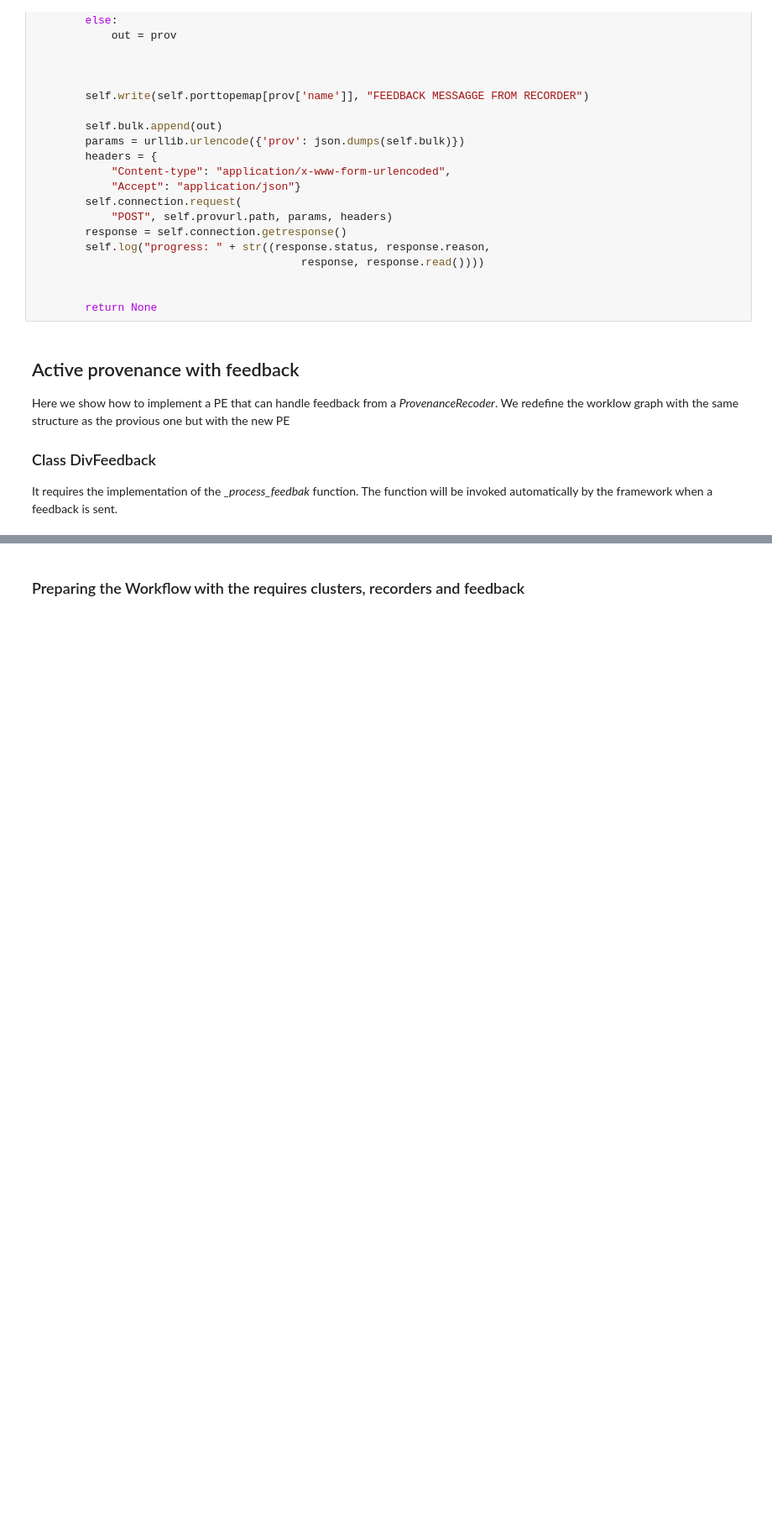
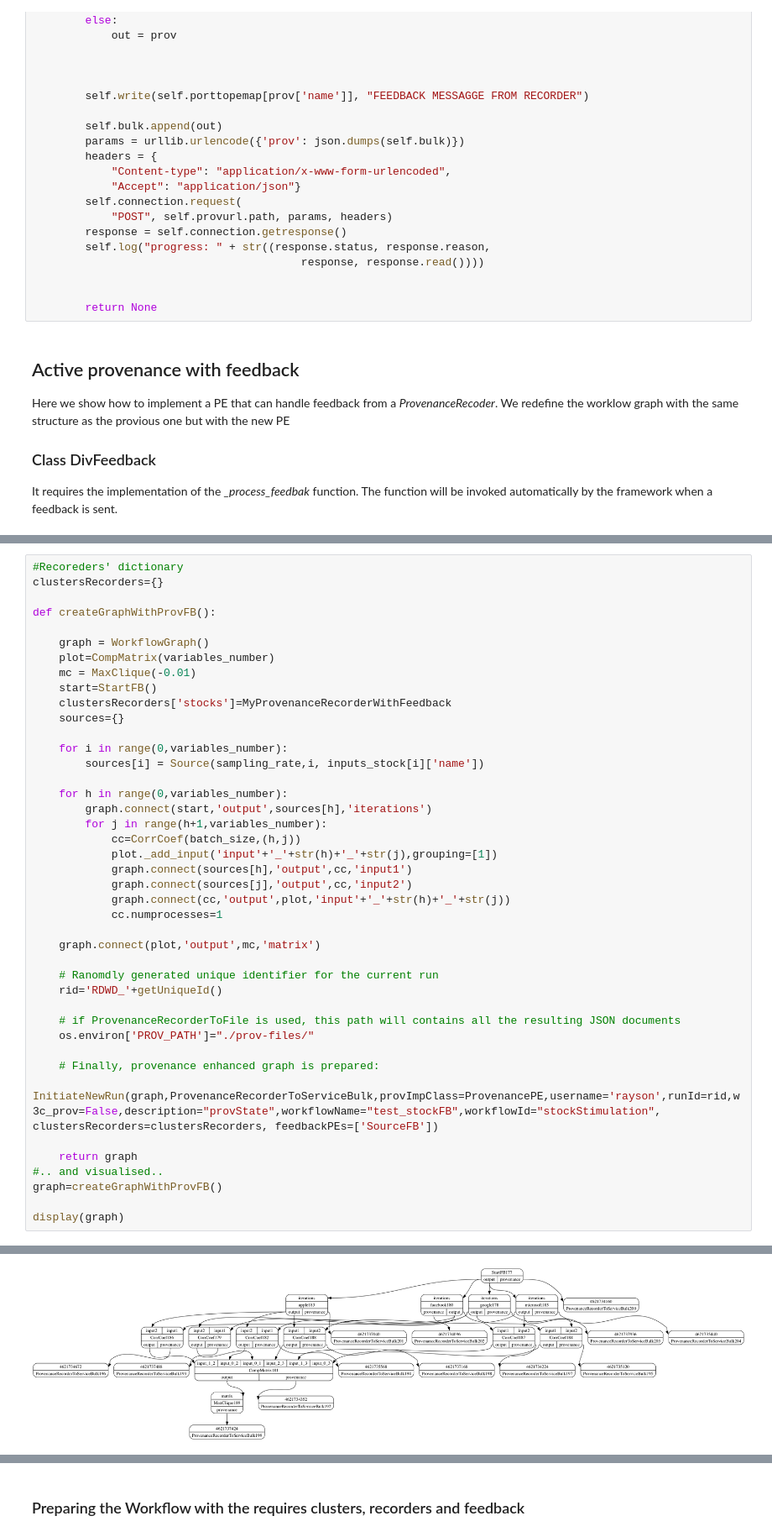
Before and after one commit to rayson1223/dispel4py, a Jupyter notebook: d4py-prov-xcorrelation-example.ipynb, the cells around one changed output, grey strips where cells are left out. Shown at 84% size. Drawn from its saved outputs; the diff is of its cells as text; blank space fills up the shorter version.

```diff
--- a/d4py-prov-xcorrelation-example.ipynb
+++ b/d4py-prov-xcorrelation-example.ipynb
@@ -733,0 +743,43 @@ class DivFeedback(GenericPE):
+# %%
+#Recoreders' dictionary
+clustersRecorders={}
+
+def createGraphWithProvFB():
+
+    graph = WorkflowGraph()
+    plot=CompMatrix(variables_number)
+    mc = MaxClique(-0.01)
+    start=StartFB()
+    clustersRecorders['stocks']=MyProvenanceRecorderWithFeedback
+    sources={}
+
+    for i in range(0,variables_number):
+        sources[i] = Source(sampling_rate,i, inputs_stock[i]['name'])
+
+    for h in range(0,variables_number):
+        graph.connect(start,'output',sources[h],'iterations')
+        for j in range(h+1,variables_number):
+            cc=CorrCoef(batch_size,(h,j))
+            plot._add_input('input'+'_'+str(h)+'_'+str(j),grouping=[1])
+            graph.connect(sources[h],'output',cc,'input1')
+            graph.connect(sources[j],'output',cc,'input2')
+            graph.connect(cc,'output',plot,'input'+'_'+str(h)+'_'+str(j))
+            cc.numprocesses=1
+
+    graph.connect(plot,'output',mc,'matrix')
+
+    # Ranomdly generated unique identifier for the current run
+    rid='RDWD_'+getUniqueId()
+
+    # if ProvenanceRecorderToFile is used, this path will contains all the resulting JSON documents
+    os.environ['PROV_PATH']="./prov-files/"
+
+    # Finally, provenance enhanced graph is prepared:
+    InitiateNewRun(graph,ProvenanceRecorderToServiceBulk,provImpClass=ProvenancePE,username='rayson',runId=rid,w3c_prov=False,description="provState",workflowName="test_stockFB",workflowId="stockStimulation", clustersRecorders=clustersRecorders, feedbackPEs=['SourceFB'])
+
+    return graph
+#.. and visualised..
+graph=createGraphWithProvFB()
+
+display(graph)
+# %% [output]
@@ -733,0 +803 @@ class DivFeedback(GenericPE):
+[figure, added]
```
Also changed, not shown: parts of 10 cells of this notebook.
